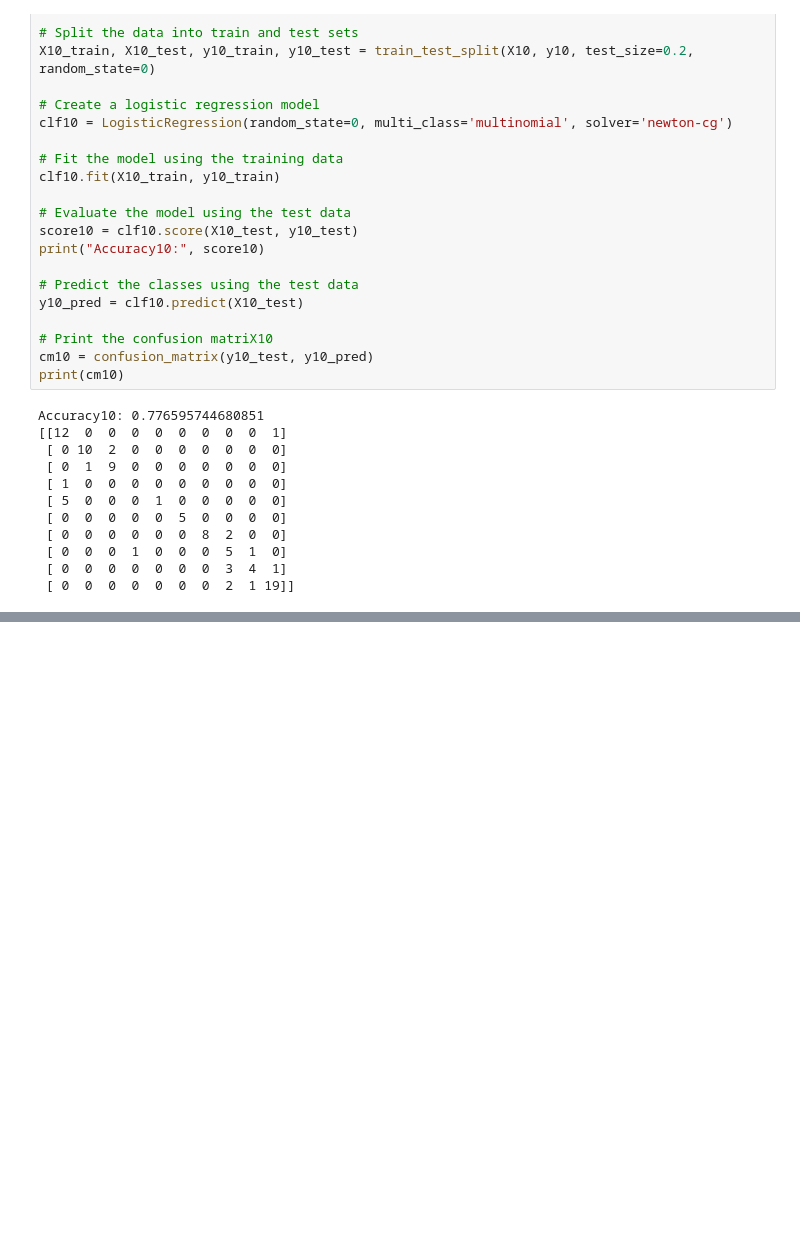
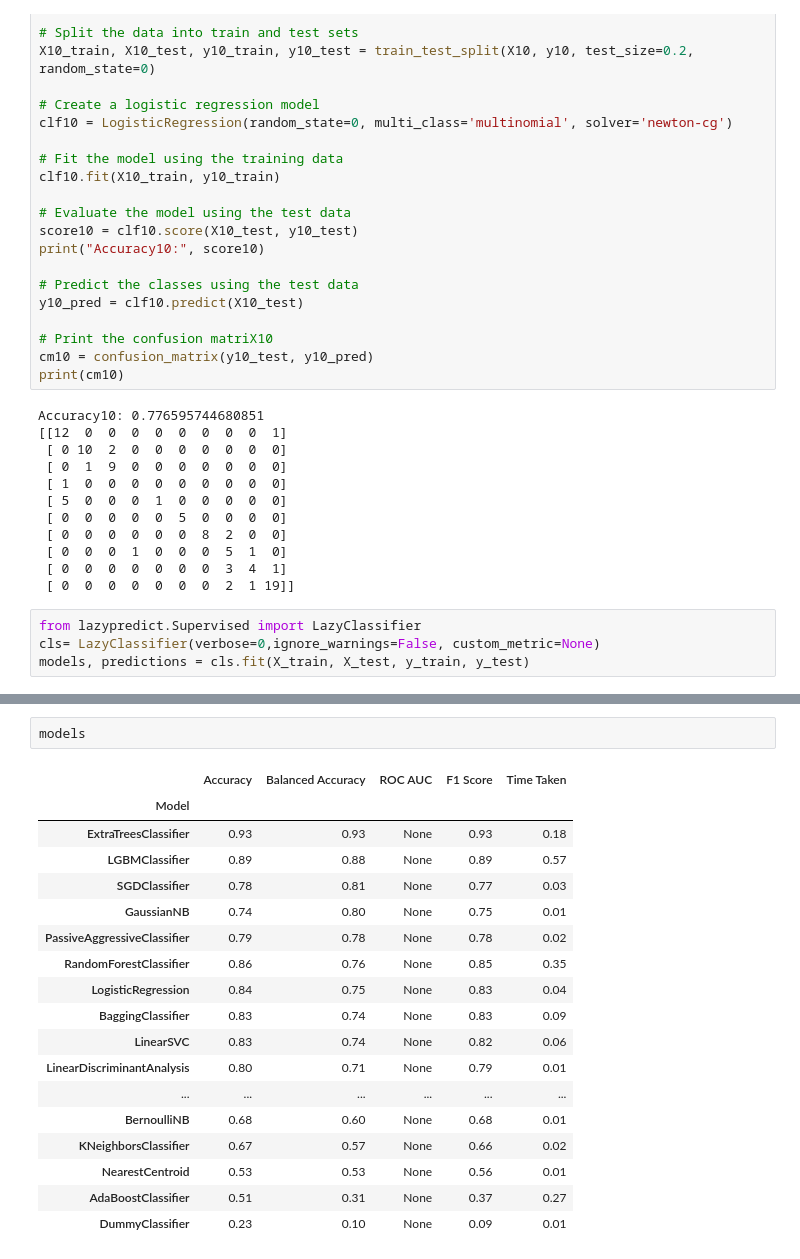
Before and after one commit to Vinavil334/SL4HD, a Jupyter notebook: The_Great_Giochini.ipynb, the cells around one changed output, grey strips where cells are left out. Drawn from its saved outputs; the diff is of its cells as text; blank space fills up the shorter version.

Commit message:
Brillant, but lazy

```diff
--- a/The_Great_Giochini.ipynb
+++ b/The_Great_Giochini.ipynb
@@ -711,3 +710,7 @@ Accuracy10: 0.776595744680851
  [ 0  0  0  1  0  0  0  5  1  0]
  [ 0  0  0  0  0  0  0  3  4  1]
  [ 0  0  0  0  0  0  0  2  1 19]]
+# %%
+from lazypredict.Supervised import LazyClassifier
+cls= LazyClassifier(verbose=0,ignore_warnings=False, custom_metric=None)
+models, predictions = cls.fit(X_train, X_test, y_train, y_test)
@@ -713,0 +776,21 @@ Accuracy10: 0.776595744680851
+# %%
+models
+# %% [output]
+|  | Accuracy | Balanced Accuracy | ROC AUC | F1 Score | Time Taken |
+| Model |  |  |  |  |  |
+| ExtraTreesClassifier | 0.93 | 0.93 | None | 0.93 | 0.18 |
+| LGBMClassifier | 0.89 | 0.88 | None | 0.89 | 0.57 |
+| SGDClassifier | 0.78 | 0.81 | None | 0.77 | 0.03 |
+| GaussianNB | 0.74 | 0.80 | None | 0.75 | 0.01 |
+| PassiveAggressiveClassifier | 0.79 | 0.78 | None | 0.78 | 0.02 |
+| RandomForestClassifier | 0.86 | 0.76 | None | 0.85 | 0.35 |
+| LogisticRegression | 0.84 | 0.75 | None | 0.83 | 0.04 |
+| BaggingClassifier | 0.83 | 0.74 | None | 0.83 | 0.09 |
+| LinearSVC | 0.83 | 0.74 | None | 0.82 | 0.06 |
+| LinearDiscriminantAnalysis | 0.80 | 0.71 | None | 0.79 | 0.01 |
+| ... | ... | ... | ... | ... | ... |
+| BernoulliNB | 0.68 | 0.60 | None | 0.68 | 0.01 |
+| KNeighborsClassifier | 0.67 | 0.57 | None | 0.66 | 0.02 |
+| NearestCentroid | 0.53 | 0.53 | None | 0.56 | 0.01 |
+| AdaBoostClassifier | 0.51 | 0.31 | None | 0.37 | 0.27 |
+| DummyClassifier | 0.23 | 0.10 | None | 0.09 | 0.01 |
```
Also changed, not shown: parts of 8 cells of this notebook, 2 other files.
